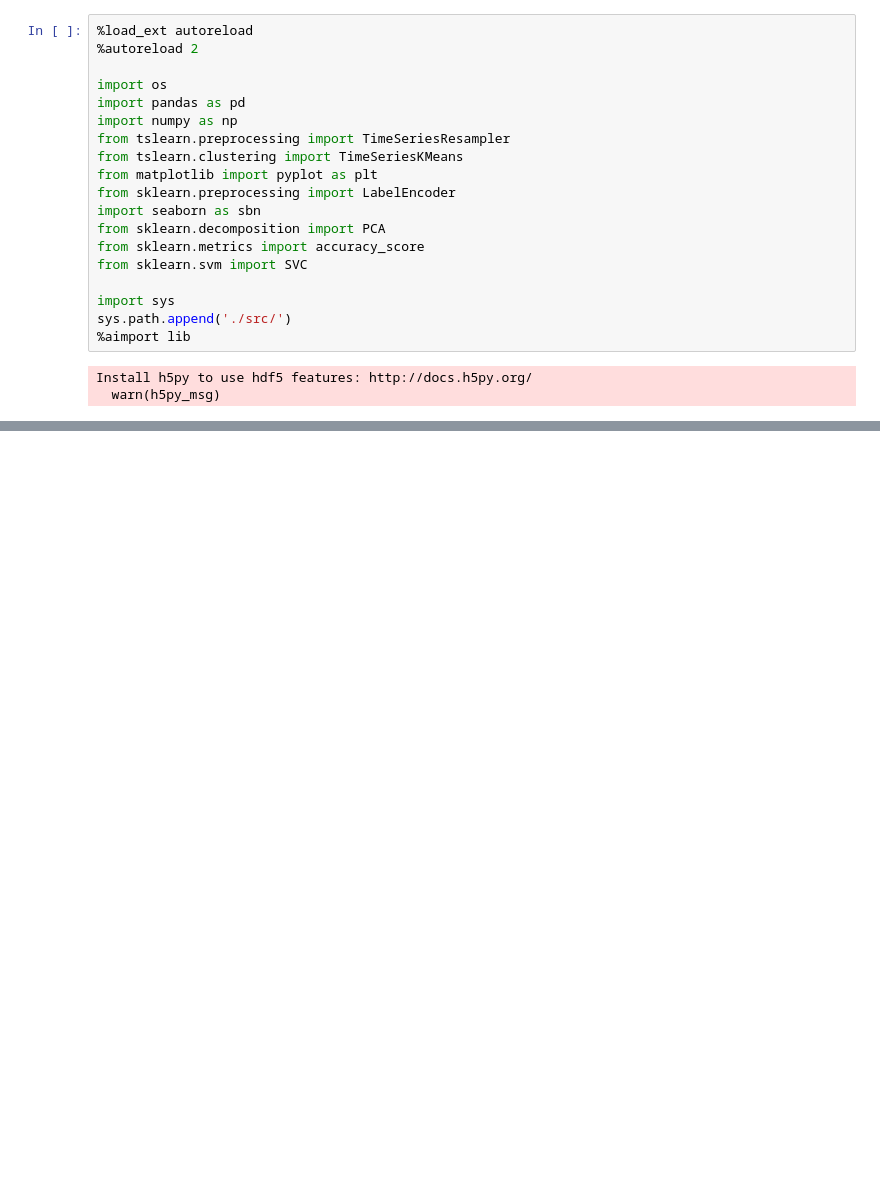
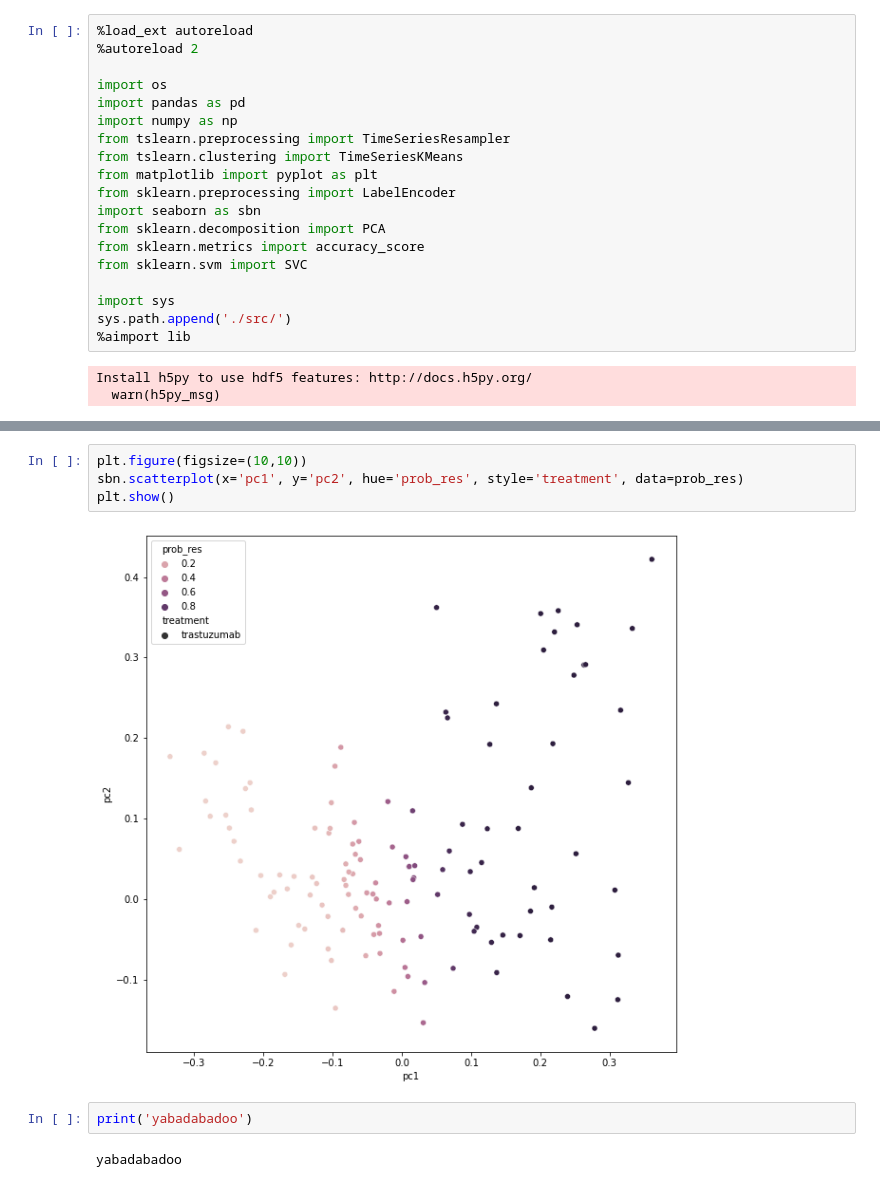
Before and after one commit to nathanieljevans/live_cell_reporter_imaging, a Jupyter notebook: tutorial.ipynb, the cells around one changed output, grey strips where cells are left out. Cells and saved outputs as stored; diff of their text form; blank space fills up the shorter version.

```diff
--- a/tutorial.ipynb
+++ b/tutorial.ipynb
@@ -92,0 +217,10 @@ prob_res = lib.predict_new(args, res, model)
+# %%
+plt.figure(figsize=(10,10))
+sbn.scatterplot(x='pc1', y='pc2', hue='prob_res', style='treatment', data=prob_res)
+plt.show()
+# %% [output]
+[figure, added]
+# %%
+print('yabadabadoo')
+# %% [output]
+yabadabadoo
```
Also changed, not shown: parts of 17 cells of this notebook, 5 other files.
